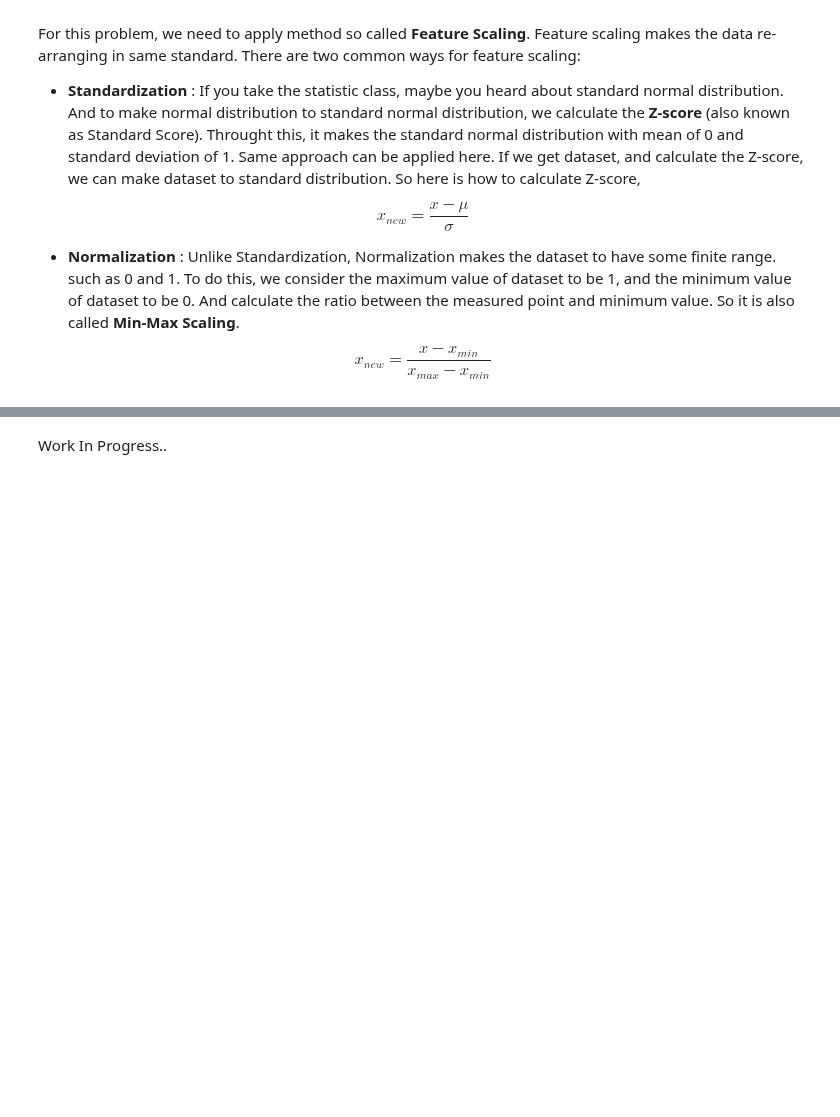
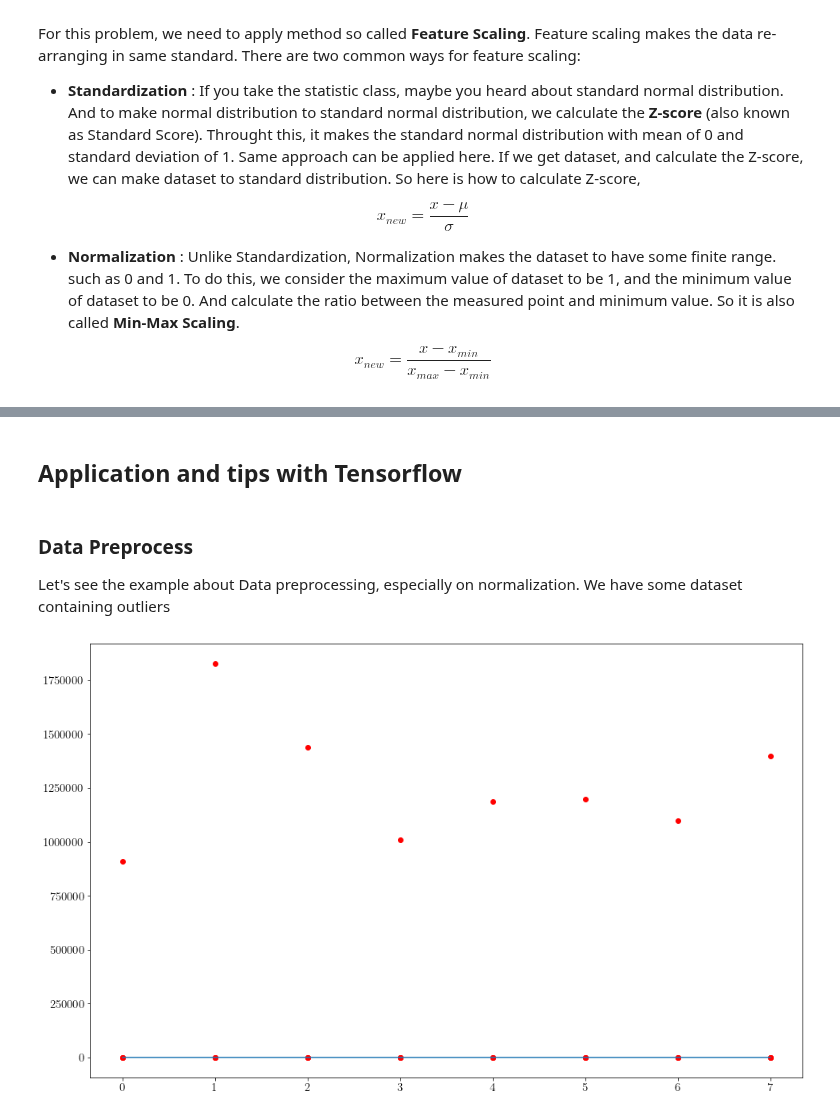
Before and after one commit to goodboychan/goodboychan.github.io, a Jupyter notebook: _notebooks/2020-09-11-01-Application-and-Tips-for-Machine-Learning.ipynb, the cells around one changed output, grey strips where cells are left out. Drawn from its saved outputs; the diff is of its cells as text; code cells hidden in the pictures; blank space fills up the shorter version.

```diff
--- a/_notebooks/2020-09-11-01-Application-and-Tips-for-Machine-Learning.ipynb
+++ b/_notebooks/2020-09-11-01-Application-and-Tips-for-Machine-Learning.ipynb
@@ -86,5 +86,26 @@ $$ J(\theta) = {1 \over m} \sum_{i=1}^m \vert H_{\theta}(x_i) - y_i \vert + {\la
 It's up to you what you choose for lost function and regularization term.
 
 There is another way like data augmentation, dropout, and so on. Again, there is no optimal way to handle overfitting and underfitting. You need to try it with some feature, and tune the model based on error.
-# %% [markdown]
-Work In Progress..
+# %% [markdown]
+## Application and tips with Tensorflow
+# %% [markdown]
+### Data Preprocess
+Let's see the example about Data preprocessing, especially on normalization. We have some dataset containing outliers
+# %%
+data = np.array([[828.659973, 833.450012, 908100, 828.349976, 831.659973],
+               [823.02002, 828.070007, 1828100, 821.655029, 828.070007],
+               [819.929993, 824.400024, 1438100, 818.97998, 824.159973],
+               [816, 820.958984, 1008100, 815.48999, 819.23999],
+               [819.359985, 823, 1188100, 818.469971, 818.97998],
+               [819, 823, 1198100, 816, 820.450012],
+               [811.700012, 815.25, 1098100, 809.780029, 813.669983],
+               [809.51001, 816.659973, 1398100, 804.539978, 809.559998]])
+
+x_train = data[:, :-1]
+y_train = data[:, [-1]]
+
+plt.plot(x_train, 'ro')
+plt.plot(y_train)
+plt.show()
+# %% [output]
+[figure, added]
```
Also changed, not shown: parts of 12 cells of this notebook.
